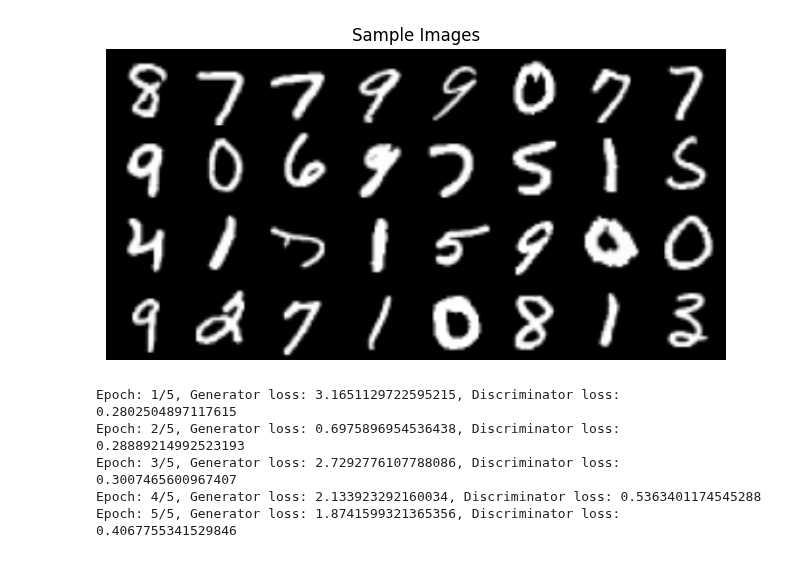
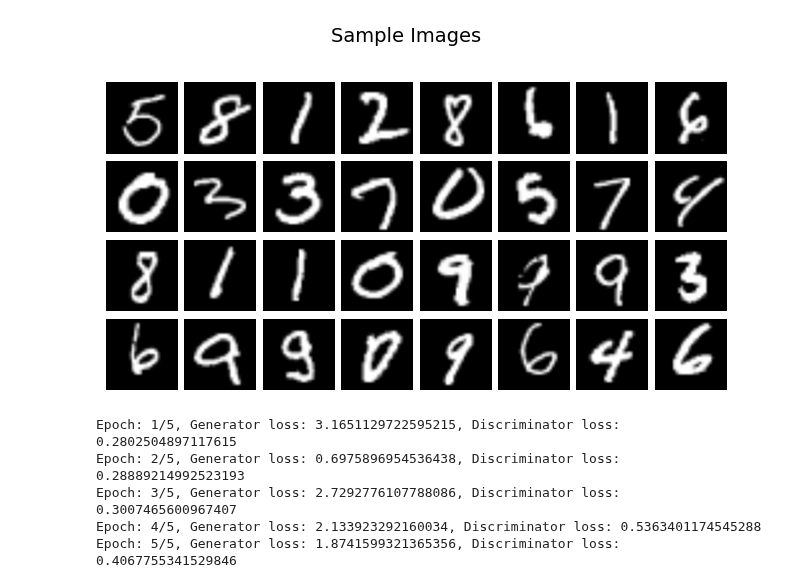
Before and after one commit to patrick-kidger/equinox, a Jupyter notebook: examples/deep_convolutional_gan.ipynb, the cells around one changed output. Saved outputs shown, nothing was run; the diff lists cells and outputs as text; code cells hidden in the pictures.

```diff
--- a/examples/deep_convolutional_gan.ipynb
+++ b/examples/deep_convolutional_gan.ipynb
@@ -49,25 +61,26 @@ data = torchvision.datasets.MNIST(root="./data", transform=transform, download=T
 dataloader = torch.utils.data.DataLoader(
     data, batch_size=batch_size, shuffle=True, num_workers=2
 )
-# %%
-# plotting some training images
-
-import matplotlib.pyplot as plt
-import torchvision.utils as vutils
-
-images = next(iter(dataloader))
-
-plt.figure(figsize=(8, 8))
-plt.axis("off")
-plt.title("Sample Images")
-plt.imshow(
-    jnp.transpose(
-        vutils.make_grid(images[0], padding=2, normalize=True).detach().numpy(),
-        (1, 2, 0),
-    )
-);
-# %% [output]
-[figure, removed]
+# %%
+# plotting some training images
+
+import matplotlib.pyplot as plt
+
+images = next(iter(dataloader))
+
+plot_sample = images[0].permute(0, 2, 3, 1)
+
+fig, axes = plt.subplots(nrows=4, ncols=8, figsize=(8, 4))
+fig.suptitle("Sample Images", y=1.02, fontsize=14)
+
+for ax, image in zip(sum(axes.tolist(), []), plot_sample):
+    ax.imshow(image, cmap="gray")
+    ax.set_axis_off()
+
+plt.subplots_adjust(wspace=0.1, hspace=0.1)
+plt.show()
+# %% [output]
+[figure, added]
 # %%
 # Generator Model
 
```
Also changed, not shown: parts of 11 cells of this notebook.
